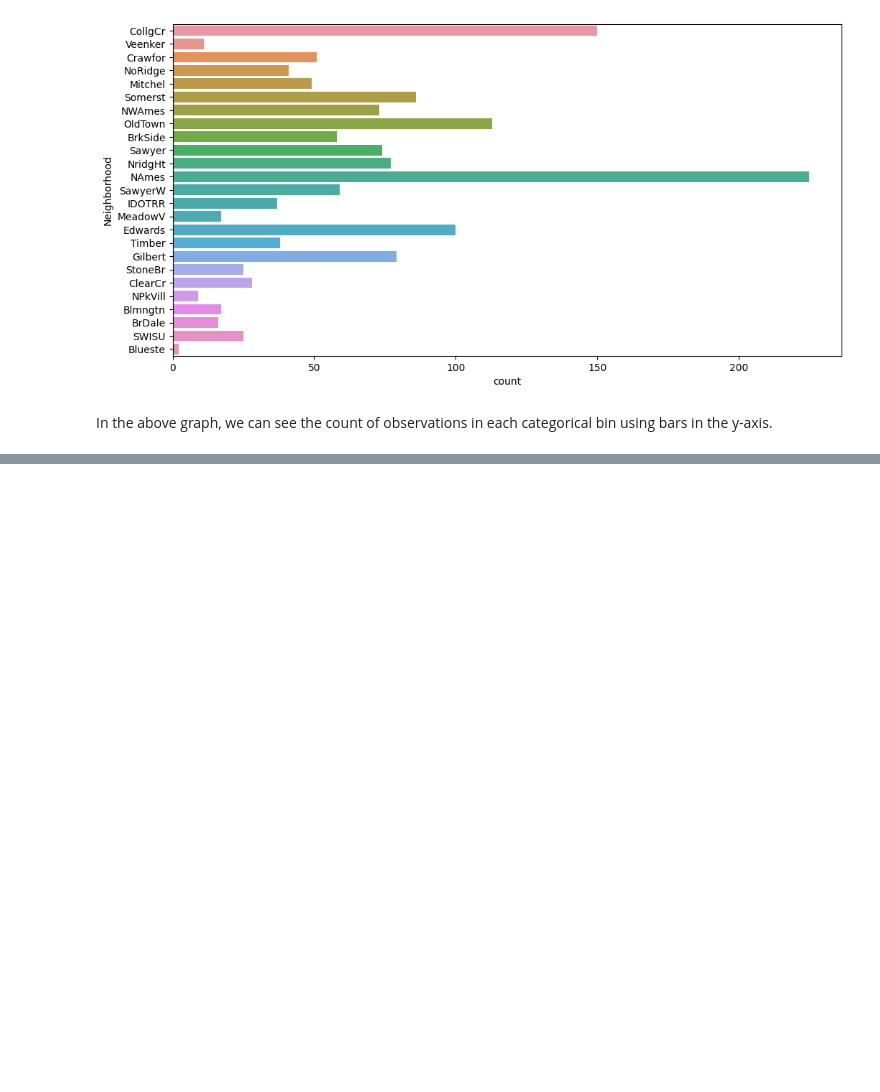
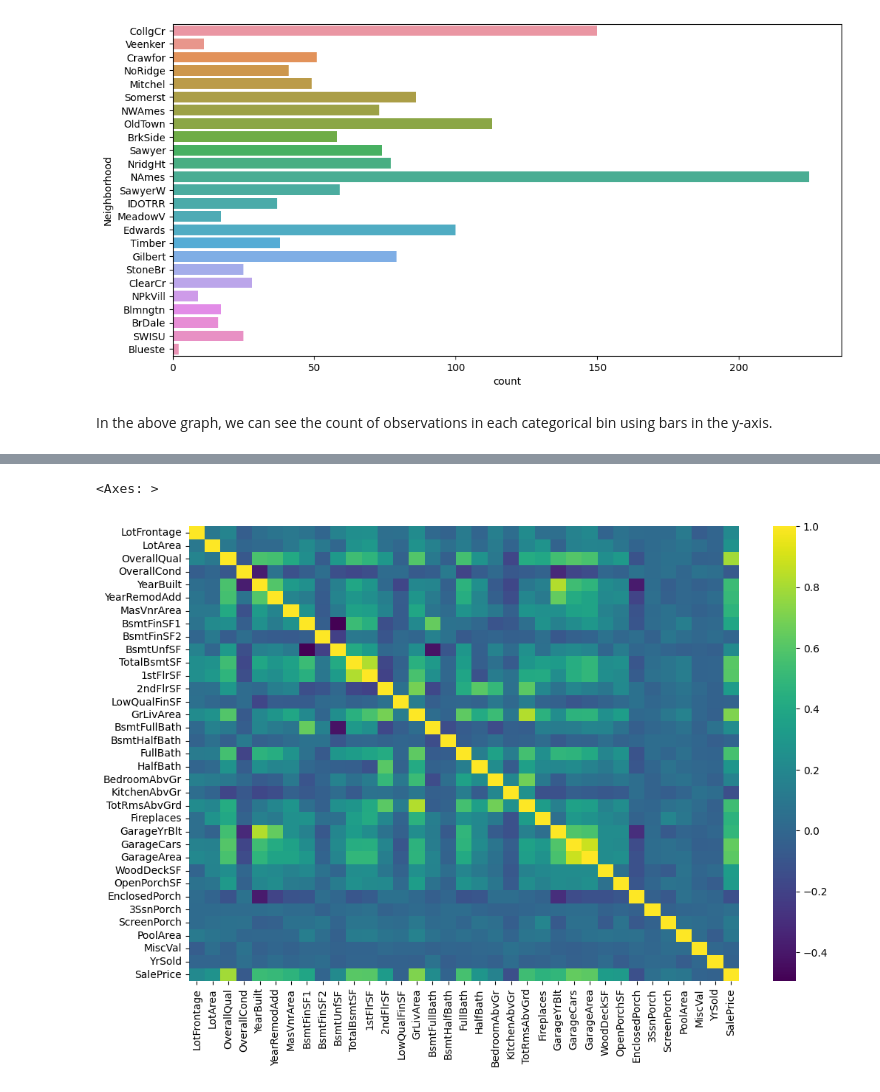
Before and after one commit to sreekanthreddysri2017/Data_Science, a Jupyter notebook: EDA.ipynb, the cells around one changed output, grey strips where cells are left out. Drawn from its saved outputs; the diff is of its cells as text; code cells hidden in the pictures; blank space fills up the shorter version.

```diff
--- a/EDA.ipynb
+++ b/EDA.ipynb
@@ -394,0 +451,6 @@ In the above graph, we can see the count of observations in each categorical bin
+# %%
+plt.figure(figsize=(12,8))
+sns.heatmap(dataframe.corr(), cmap='viridis')
+# %% [output]
+<Axes: >
+[figure, added]
```
Also changed, not shown: parts of 28 cells of this notebook.
